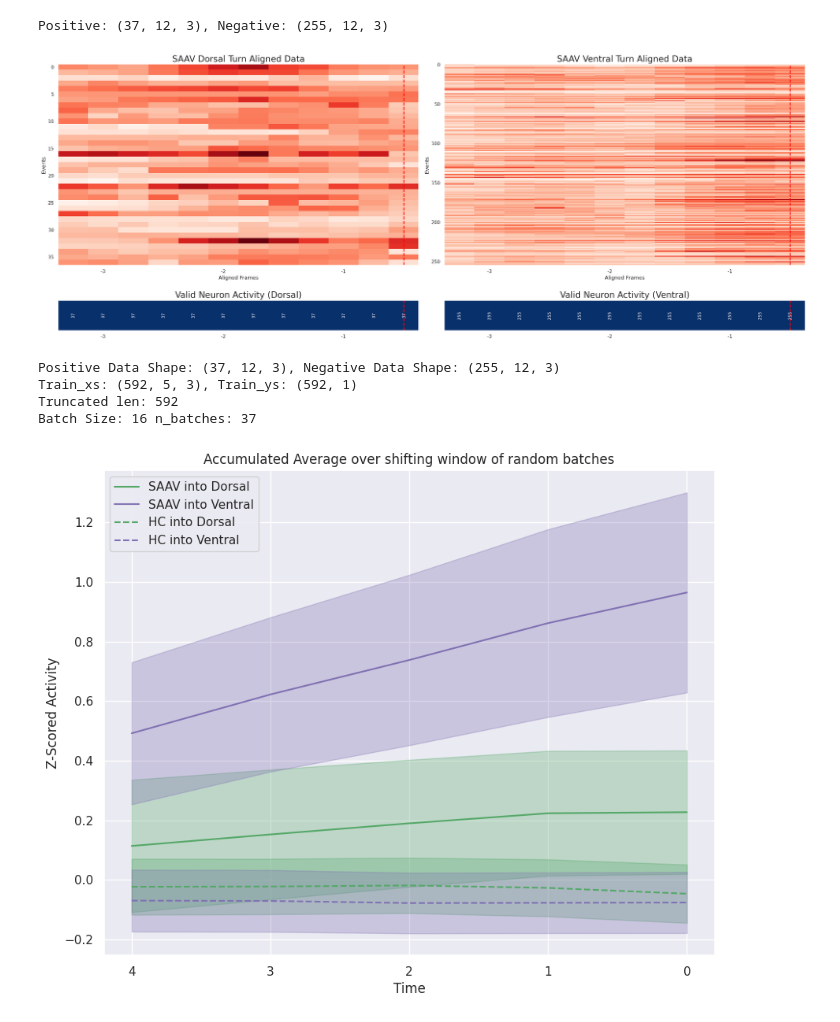
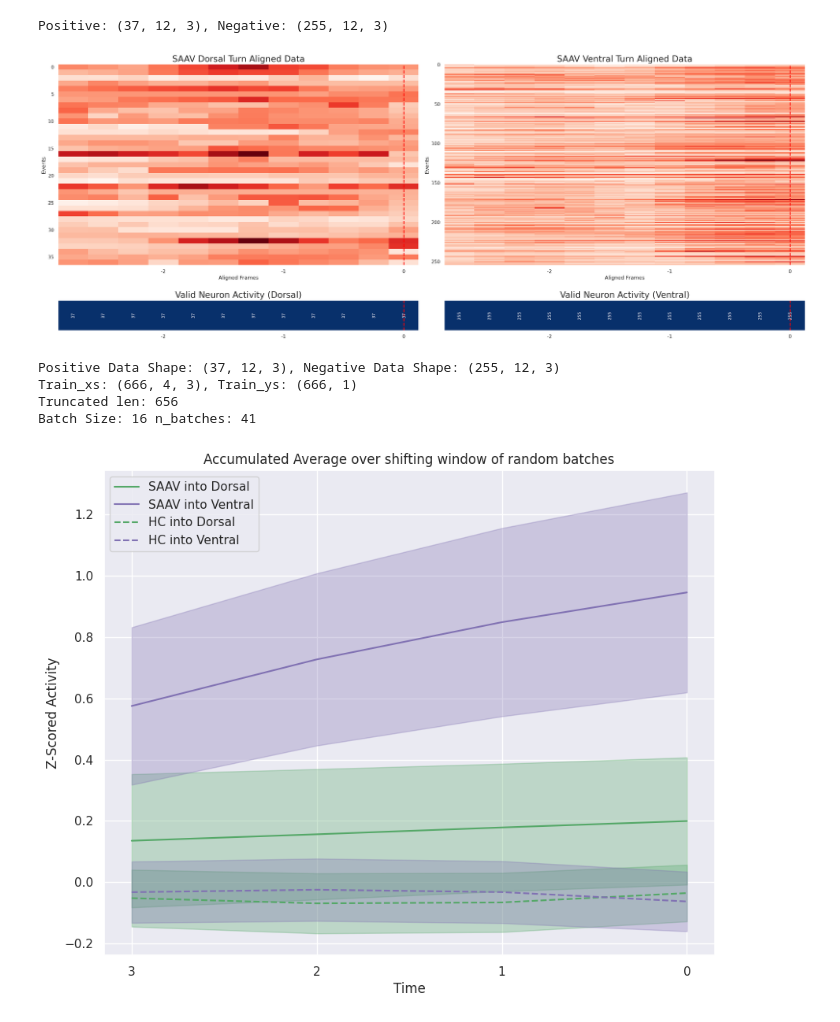
Before and after one commit to flavell-lab/SAAV_Decoding, a Jupyter notebook: DecodingMain.ipynb, the cells around one changed output. Saved outputs shown, nothing was run; the diff lists cells and outputs as text; code cells hidden in the pictures.

```diff
--- a/DecodingMain.ipynb
+++ b/DecodingMain.ipynb
@@ -32,13 +32,13 @@ neg_color = 'C4'
 
 hyperparams = {
     "k_folds": 5,
-    "epochs": 500,
-    "hidden_size": 6,
+    "epochs": 250,
+    "hidden_size": 3,
     "learning_rate": 1e-3,
     "batch_size": 16,
     "eval_period": 20,
     "shuffle": False, ### Shuffle labels
-    "time_range": 5,
+    "time_range": 4,
     "channel_selection": jnp.array([[0,1], [2,1]])
 }
 
@@ -210,8 +210,8 @@ plt.imshow(valid_counts_dorsal.reshape(1, -1), cmap="Blues", aspect=1, vmin=0, v
 plt.yticks([])
 plt.axvline(11, color='red', linestyle='--', linewidth=2, label="Reversal End")
 plt.title("Valid Neuron Activity (Dorsal)", fontsize=20)
-x = np.arange(0, data['positive'].shape[1], 4)+1
-plt.xticks(ticks=x, labels=x//4-3)
+x = np.arange(0, data['positive'].shape[1], 4)+3
+plt.xticks(ticks=x, labels=x//4-2)
 plt.grid()
 
 # Add text labels
@@ -225,8 +225,8 @@ plt.imshow(valid_counts_ventral.reshape(1, -1), cmap="Blues", aspect=1, vmin=0,
 plt.yticks([])
 plt.axvline(11, color='red', linestyle='--', linewidth=2, label="Reversal End")
 plt.title("Valid Neuron Activity (Ventral)", fontsize=20)
-x = np.arange(0, data['negative'].shape[1], 4)+1
-plt.xticks(ticks=x, labels=x//4-3)
+x = np.arange(0, data['negative'].shape[1], 4)+3
+plt.xticks(ticks=x, labels=x//4-2)
 plt.grid()
 
 # Add text labels
@@ -237,20 +237,22 @@ plt.tight_layout()
 plt.subplots_adjust(hspace=-0.25)
 plt.show()
 # %% [output]
-[figure, old version]
+[figure, new version]
 # %%
 from util import establish_batches
 
 # data = neuron_data['SAAV']
 data = fixed_data
 
+# min_len = min(data["positive"].shape[0], data["negative"].shape[0])
+
 # Shuffle the positive category data"
 key, subkey = jrandom.split(key)
-data["positive"], _ = shuffle_data(subkey, data["positive"])
+data["positive"] = shuffle_data(subkey, data["positive"])[0]
 
 # Shuffle the negative category data
 key, subkey = jrandom.split(key)
-data["negative"], _ = shuffle_data(subkey, data["negative"])
+data["negative"] = shuffle_data(subkey, data["negative"])[0]
 
 print(f"Positive Data Shape: {data['positive'].shape}, Negative Data Shape: {data['negative'].shape}")
 
@@ -276,37 +278,37 @@ positive_mean = jnp.mean(pos_cat, axis=(0))
 positive_std = jnp.std(pos_cat, axis=(0)) / 4
 
 negative_mean = jnp.mean(neg_cat, axis=(0))
 negative_std = jnp.std(neg_cat, axis=(0)) / 4
 
 plt.figure(figsize=(10, 8))
 
 plt.plot(positive_mean[:, 0], label=f"{neuron} into Dorsal", color=pos_color)
 plt.fill_between(range(len(positive_mean)), positive_mean[:, 0] - positive_std[:, 0], positive_mean[:, 0] + positive_std[:, 0], alpha=0.3, color=pos_color)
 
 plt.plot(negative_mean[:, 0], label=f"{neuron} into Ventral", color=neg_color)
 plt.fill_between(range(len(negative_mean)), negative_mean[:, 0] - negative_std[:, 0], negative_mean[:, 0] + negative_std[:, 0], alpha=0.3, color=neg_color)
 
 plt.plot(positive_mean[:, 1], c=pos_color, linestyle='--', label="HC into Dorsal")
 plt.fill_between(range(len(positive_mean)), positive_mean[:, 1] - positive_std[:, 1], positive_mean[:, 1] + positive_std[:, 1], alpha=0.3, color=pos_color)
 
 plt.plot(negative_mean[:, 1], c=neg_color, linestyle='--', label="HC into Ventral")
 plt.fill_between(range(len(negative_mean)), negative_mean[:, 1] - negative_std[:, 1], negative_mean[:, 1] + negative_std[:, 1], alpha=0.3, color=neg_color)
 
 x = jnp.arange(0, len(positive_mean))
 plt.xticks(ticks=x, labels=x[::-1])
 
 plt.legend(loc='upper left')
 plt.ylabel("Z-Scored Activity")
 # plt.grid()
 plt.xlabel("Time")
 plt.title("Accumulated Average over shifting window of random batches")
 plt.show()
 # %% [output]
 Positive Data Shape: (37, 12, 3), Negative Data Shape: (255, 12, 3)
-Train_xs: (592, 5, 3), Train_ys: (592, 1)
-Truncated len: 592
-Batch Size: 16 n_batches: 37
+Train_xs: (666, 4, 3), Train_ys: (666, 1)
+Truncated len: 656
+Batch Size: 16 n_batches: 41
-[figure, old version]
+[figure, new version]
 # %%
 def main(key, data, hyperparams):
 
```
Also changed, not shown: parts of 14 cells of this notebook, 3 other files.
